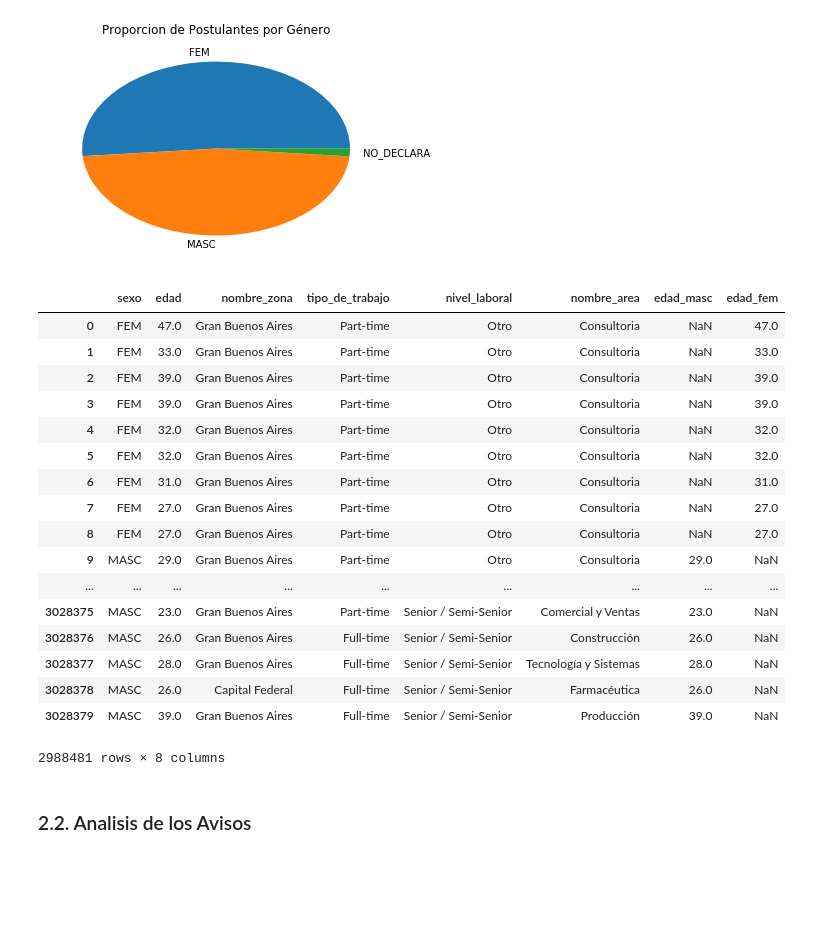
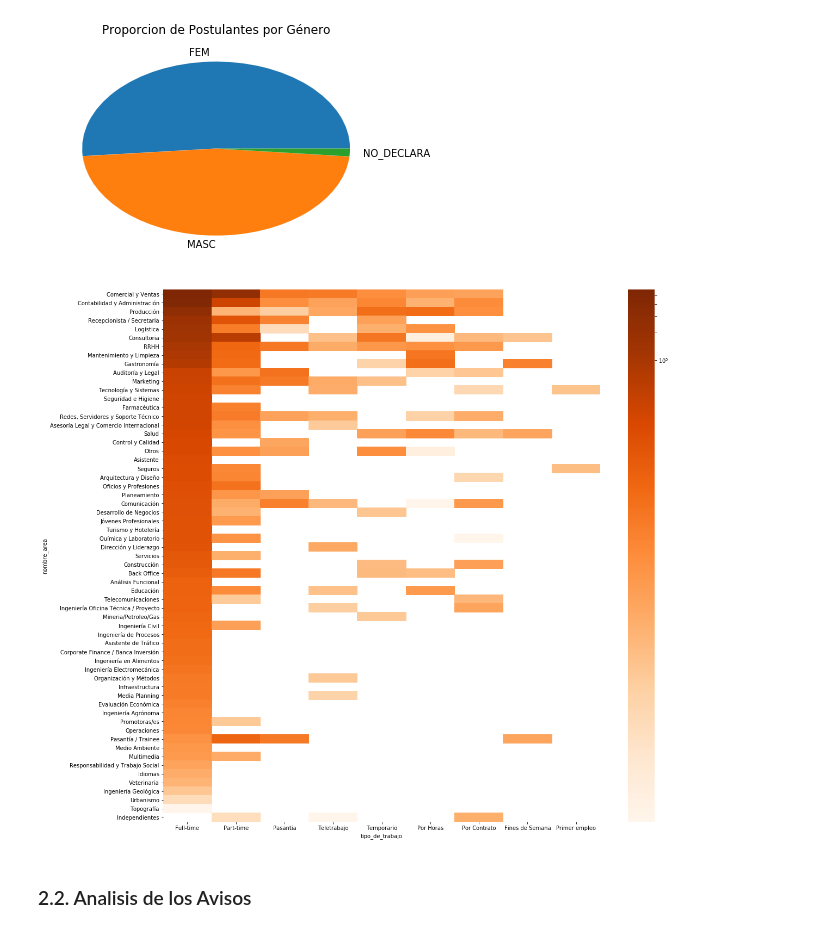
Before and after one commit to PRPablo/dataJobSearches, a Jupyter notebook: exploratoryAnalysis/exploratoryAnalysis.ipynb, the cells around one changed output. Cells and saved outputs as stored; diff of their text form; code cells hidden in the pictures; blank space fills up the shorter version.

```diff
--- a/exploratoryAnalysis/exploratoryAnalysis.ipynb
+++ b/exploratoryAnalysis/exploratoryAnalysis.ipynb
@@ -189,37 +234,26 @@ ax.set_xlabel('');
 ax.set_ylabel('');
 # %% [output]
 [figure]
-# %%
-postulaciones_count = pd.merge(postulaciones, post_gen_edad, how='inner', on='idpostulante')
-postulaciones_count = pd.merge(postulaciones_count, avisos_detalles, how='inner', on='idaviso')
-postulaciones_count.drop(['idaviso', 'idpostulante', 'fechapostulacion', 'fechanacimiento', 'titulo', \
-                          'descripcion', 'mapacalle', 'ciudad', 'denominacion_empresa'], inplace=True, axis=1)
-postulaciones_count['edad_masc'] = np.where(postulaciones_count['sexo'] == 'MASC', postulaciones_count['edad'], np.NaN)
-postulaciones_count['edad_fem'] = np.where(postulaciones_count['sexo'] == 'FEM', postulaciones_count['edad'], np.NaN)
-postulaciones_count = postulaciones_count[postulaciones_count['edad'] <= 65] # Filtro la edad jubilatoria
-
-postulaciones_count = postulaciones_count.groupby('s')
-
-postulaciones_count
-# %% [output]
-|  | sexo | edad | nombre_zona | tipo_de_trabajo | nivel_laboral | nombre_area | edad_masc | edad_fem |
-| 0 | FEM | 47.0 | Gran Buenos Aires | Part-time | Otro | Consultoria | NaN | 47.0 |
-| 1 | FEM | 33.0 | Gran Buenos Aires | Part-time | Otro | Consultoria | NaN | 33.0 |
-| 2 | FEM | 39.0 | Gran Buenos Aires | Part-time | Otro | Consultoria | NaN | 39.0 |
-| 3 | FEM | 39.0 | Gran Buenos Aires | Part-time | Otro | Consultoria | NaN | 39.0 |
-| 4 | FEM | 32.0 | Gran Buenos Aires | Part-time | Otro | Consultoria | NaN | 32.0 |
-| 5 | FEM | 32.0 | Gran Buenos Aires | Part-time | Otro | Consultoria | NaN | 32.0 |
-| 6 | FEM | 31.0 | Gran Buenos Aires | Part-time | Otro | Consultoria | NaN | 31.0 |
-| 7 | FEM | 27.0 | Gran Buenos Aires | Part-time | Otro | Consultoria | NaN | 27.0 |
-| 8 | FEM | 27.0 | Gran Buenos Aires | Part-time | Otro | Consultoria | NaN | 27.0 |
-| 9 | MASC | 29.0 | Gran Buenos Aires | Part-time | Otro | Consultoria | 29.0 | NaN |
-| ... | ... | ... | ... | ... | ... | ... | ... | ... |
-| 3028375 | MASC | 23.0 | Gran Buenos Aires | Part-time | Senior / Semi-Senior | Comercial y Ventas | 23.0 | NaN |
-| 3028376 | MASC | 26.0 | Gran Buenos Aires | Full-time | Senior / Semi-Senior | Construcción | 26.0 | NaN |
-| 3028377 | MASC | 28.0 | Gran Buenos Aires | Full-time | Senior / Semi-Senior | Tecnología y Sistemas | 28.0 | NaN |
-| 3028378 | MASC | 26.0 | Capital Federal | Full-time | Senior / Semi-Senior | Farmacéutica | 26.0 | NaN |
-| 3028379 | MASC | 39.0 | Gran Buenos Aires | Full-time | Senior / Semi-Senior | Producción | 39.0 | NaN |
-2988481 rows × 8 columns
+# %%
+# Creo un nuevo DataFrame de los postulantes y el area para el cual se postulan con mas frecuencia.
+postulantes_areas_tipo_trabajo = pd.merge(postulaciones, avisos_detalles, how='inner', on='idaviso')
+postulantes_areas_tipo_trabajo = postulantes_areas_tipo_trabajo.groupby(['nombre_area', 'tipo_de_trabajo'])['idpostulante'].count().reset_index()
+postulantes_areas_tipo_trabajo = postulantes_areas_tipo_trabajo.sort_values('idpostulante', ascending=False)
+# postulantes_areas.drop('idaviso', inplace=True, axis=1)
+# postulantes_areas = postulantes_areas.reset_index()
+# postulantes_areas_tipo_trabajo
+
+postulantes_areas_tipo_trabajo = pd.pivot_table(postulantes_areas_tipo_trabajo, values='idpostulante', columns='tipo_de_trabajo', index='nombre_area')
+# postulantes_areas_tipo_trabajo.fillna(0, inplace=True)
+
+postulantes_areas_tipo_trabajo.sort_values('Full-time', axis=0, inplace=True, ascending=False)
+postulantes_areas_tipo_trabajo.sort_values('Comercial y Ventas', axis=1, inplace=True, ascending=False)
+
+# postulantes_areas_tipo_trabajo
+ax = plt.subplots(figsize=(18,18))
+sns.heatmap(postulantes_areas_tipo_trabajo, cmap='Oranges', norm=LogNorm(0, 100));
+# %% [output]
+[figure, added]
 # %% [markdown]
 ### 2.2. Analisis de los Avisos
 # %% [markdown]
```
Also changed, not shown: parts of 4 cells of this notebook.
